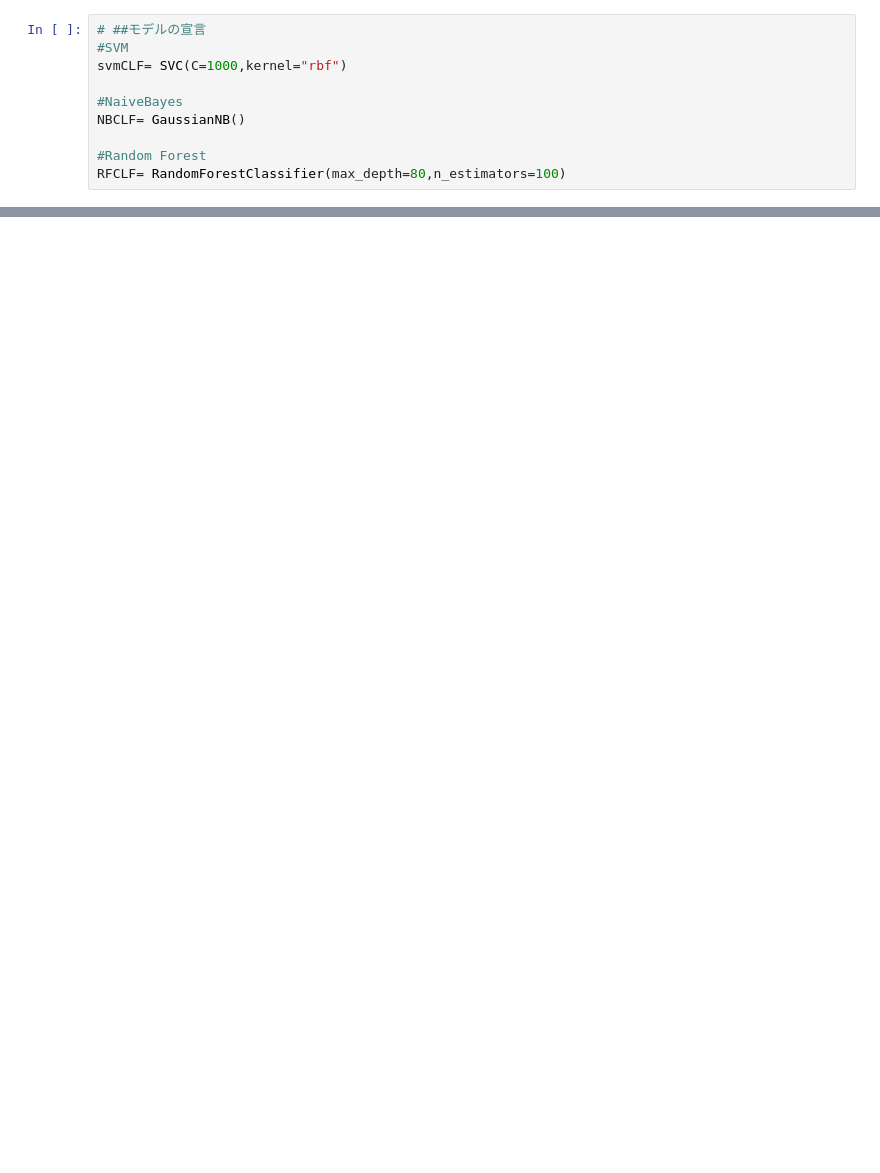
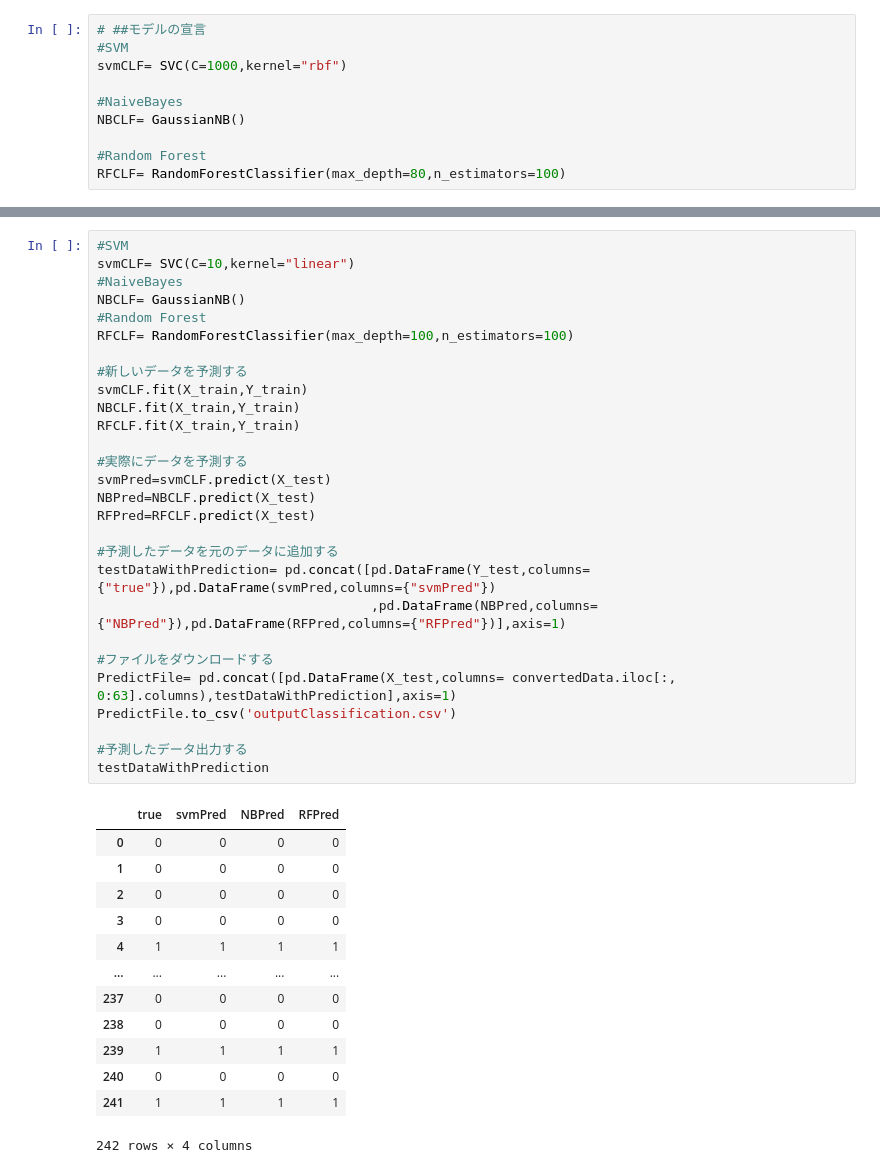
Before and after one commit to sy-app/mmsl-20220127, a Jupyter notebook: workspace/src/hw/kc.ipynb, the cells around one changed output, grey strips where cells are left out. Drawn from its saved outputs; the diff is of its cells as text; blank space fills up the shorter version.

```diff
--- a/workspace/src/hw/kc.ipynb
+++ b/workspace/src/hw/kc.ipynb
@@ -164,0 +200,42 @@ KeyboardInterrupt:
+# %%
+#SVM
+svmCLF= SVC(C=10,kernel="linear")
+#NaiveBayes
+NBCLF= GaussianNB()
+#Random Forest
+RFCLF= RandomForestClassifier(max_depth=100,n_estimators=100)
+
+#新しいデータを予測する
+svmCLF.fit(X_train,Y_train)
+NBCLF.fit(X_train,Y_train)
+RFCLF.fit(X_train,Y_train)
+
+#実際にデータを予測する
+svmPred=svmCLF.predict(X_test)
+NBPred=NBCLF.predict(X_test)
+RFPred=RFCLF.predict(X_test)
+
+#予測したデータを元のデータに追加する
+testDataWithPrediction= pd.concat([pd.DataFrame(Y_test,columns={"true"}),pd.DataFrame(svmPred,columns={"svmPred"})
+                                   ,pd.DataFrame(NBPred,columns={"NBPred"}),pd.DataFrame(RFPred,columns={"RFPred"})],axis=1)
+
+#ファイルをダウンロードする
+PredictFile= pd.concat([pd.DataFrame(X_test,columns= convertedData.iloc[:, 0:63].columns),testDataWithPrediction],axis=1)
+PredictFile.to_csv('outputClassification.csv')
+
+#予測したデータ出力する
+testDataWithPrediction
+# %% [output]
+|  | true | svmPred | NBPred | RFPred |
+| 0 | 0 | 0 | 0 | 0 |
+| 1 | 0 | 0 | 0 | 0 |
+| 2 | 0 | 0 | 0 | 0 |
+| 3 | 0 | 0 | 0 | 0 |
+| 4 | 1 | 1 | 1 | 1 |
+| ... | ... | ... | ... | ... |
+| 237 | 0 | 0 | 0 | 0 |
+| 238 | 0 | 0 | 0 | 0 |
+| 239 | 1 | 1 | 1 | 1 |
+| 240 | 0 | 0 | 0 | 0 |
+| 241 | 1 | 1 | 1 | 1 |
+242 rows × 4 columns
```
Also changed, not shown: parts of 9 cells of this notebook, 3 other files.
